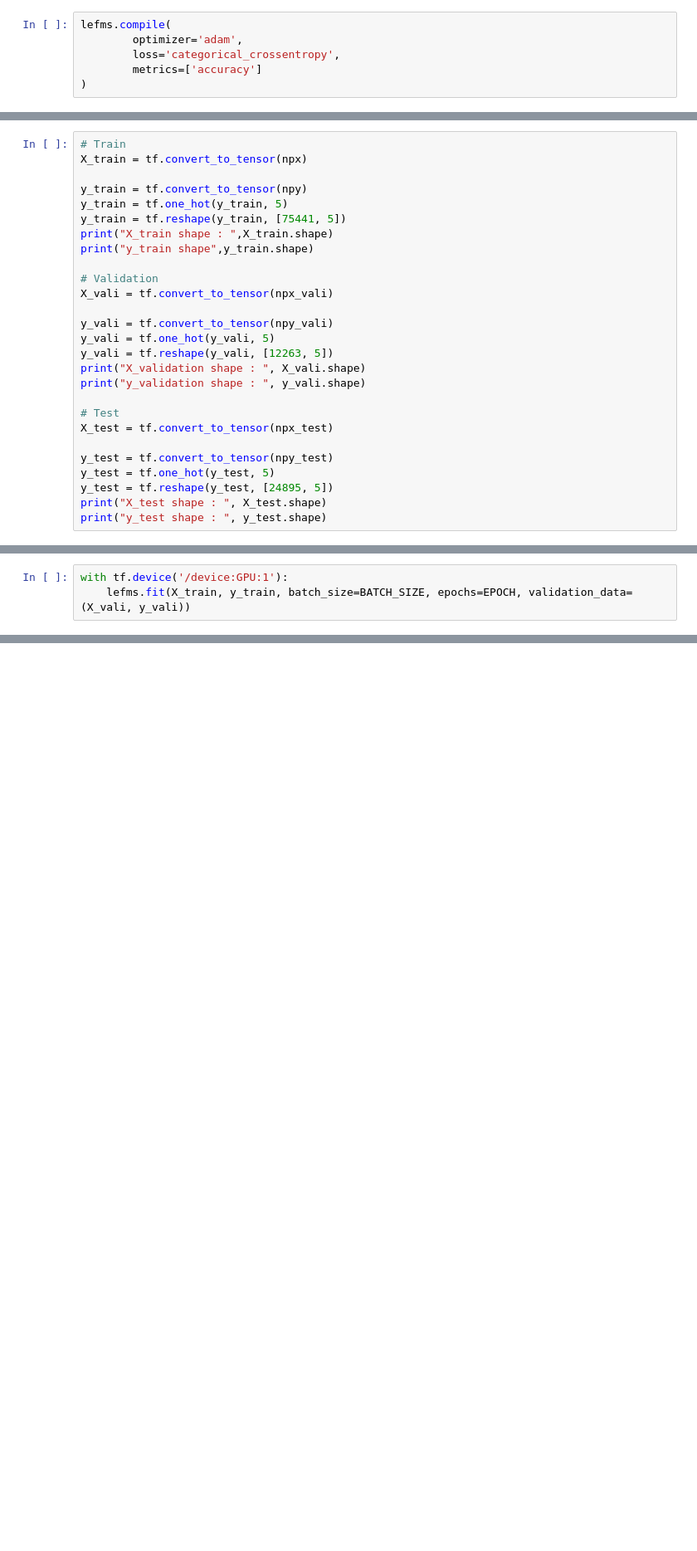
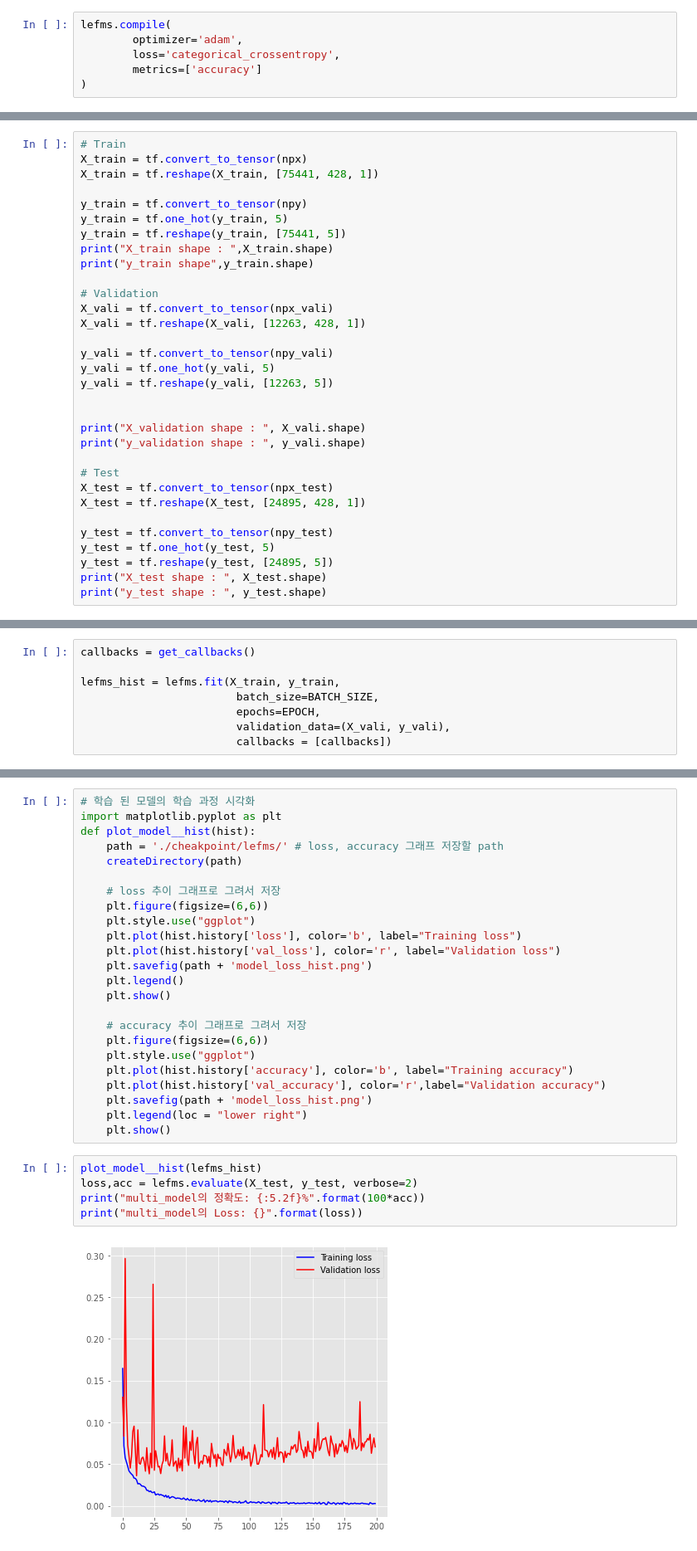
Before and after one commit to insung3511/gru_ecg_classification, a Jupyter notebook: tf_model.ipynb, the cells around one changed output, grey strips where cells are left out. Shown at 83% size. Cells and saved outputs as stored; diff of their text form; blank space fills up the shorter version.

```diff
--- a/tf_model.ipynb
+++ b/tf_model.ipynb
@@ -159,6 +223,7 @@ lefms.compile(
 # %%
 # Train
 X_train = tf.convert_to_tensor(npx)
+X_train = tf.reshape(X_train, [75441, 428, 1])
 
 y_train = tf.convert_to_tensor(npy)
 y_train = tf.one_hot(y_train, 5)
@@ -168,15 +233,19 @@ print("y_train shape",y_train.shape)
 
 # Validation
 X_vali = tf.convert_to_tensor(npx_vali)
+X_vali = tf.reshape(X_vali, [12263, 428, 1])
 
 y_vali = tf.convert_to_tensor(npy_vali)
 y_vali = tf.one_hot(y_vali, 5)
 y_vali = tf.reshape(y_vali, [12263, 5])
+
+
 print("X_validation shape : ", X_vali.shape)
 print("y_validation shape : ", y_vali.shape)
 
 # Test
 X_test = tf.convert_to_tensor(npx_test)
+X_test = tf.reshape(X_test, [24895, 428, 1])
 
 y_test = tf.convert_to_tensor(npy_test)
 y_test = tf.one_hot(y_test, 5)
@@ -186,3 +282,8 @@ print("y_test shape : ", y_test.shape)
 # %%
-with tf.device('/device:GPU:1'):
-    lefms.fit(X_train, y_train, batch_size=BATCH_SIZE, epochs=EPOCH, validation_data=(X_vali, y_vali))
+callbacks = get_callbacks()
+
+lefms_hist = lefms.fit(X_train, y_train,
+                        batch_size=BATCH_SIZE,
+                        epochs=EPOCH,
+                        validation_data=(X_vali, y_vali),
+                        callbacks = [callbacks])
@@ -190,0 +310,31 @@ lefms.evaluate(X_test, y_test, batch_size=BATCH_SIZE)
+# %%
+# 학습 된 모델의 학습 과정 시각화
+import matplotlib.pyplot as plt
+def plot_model__hist(hist):
+    path = './cheakpoint/lefms/' # loss, accuracy 그래프 저장할 path
+    createDirectory(path)
+
+    # loss 추이 그래프로 그려서 저장
+    plt.figure(figsize=(6,6))
+    plt.style.use("ggplot")
+    plt.plot(hist.history['loss'], color='b', label="Training loss")
+    plt.plot(hist.history['val_loss'], color='r', label="Validation loss")
+    plt.savefig(path + 'model_loss_hist.png')
+    plt.legend()
+    plt.show()
+
+    # accuracy 추이 그래프로 그려서 저장
+    plt.figure(figsize=(6,6))
+    plt.style.use("ggplot")
+    plt.plot(hist.history['accuracy'], color='b', label="Training accuracy")
+    plt.plot(hist.history['val_accuracy'], color='r',label="Validation accuracy")
+    plt.savefig(path + 'model_loss_hist.png')
+    plt.legend(loc = "lower right")
+    plt.show()
+# %%
+plot_model__hist(lefms_hist)
+loss,acc = lefms.evaluate(X_test, y_test, verbose=2)
+print("multi_model의 정확도: {:5.2f}%".format(100*acc))
+print("multi_model의 Loss: {}".format(loss))
+# %% [output]
+[figure, added]
```
Also changed, not shown: parts of 34 cells of this notebook, 5 other files.
